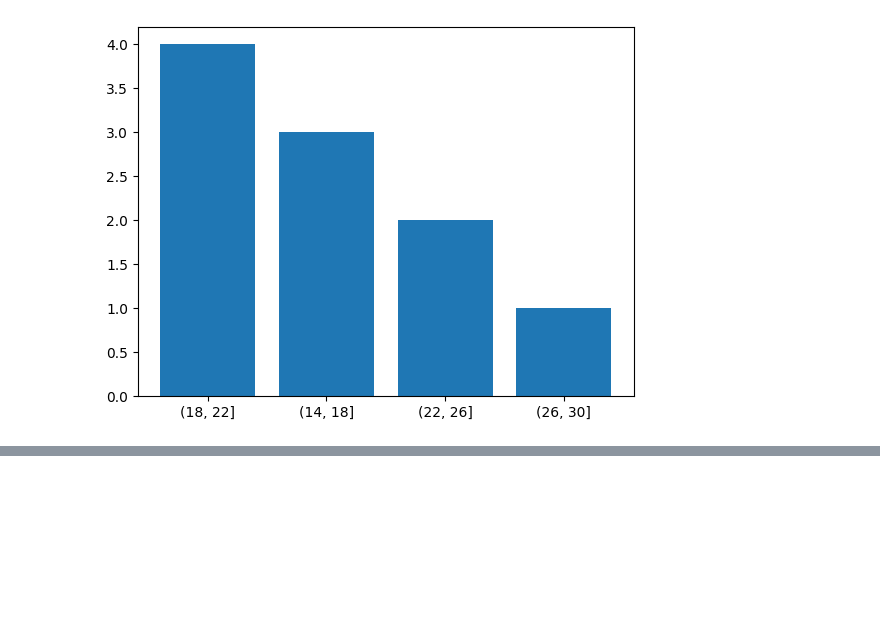
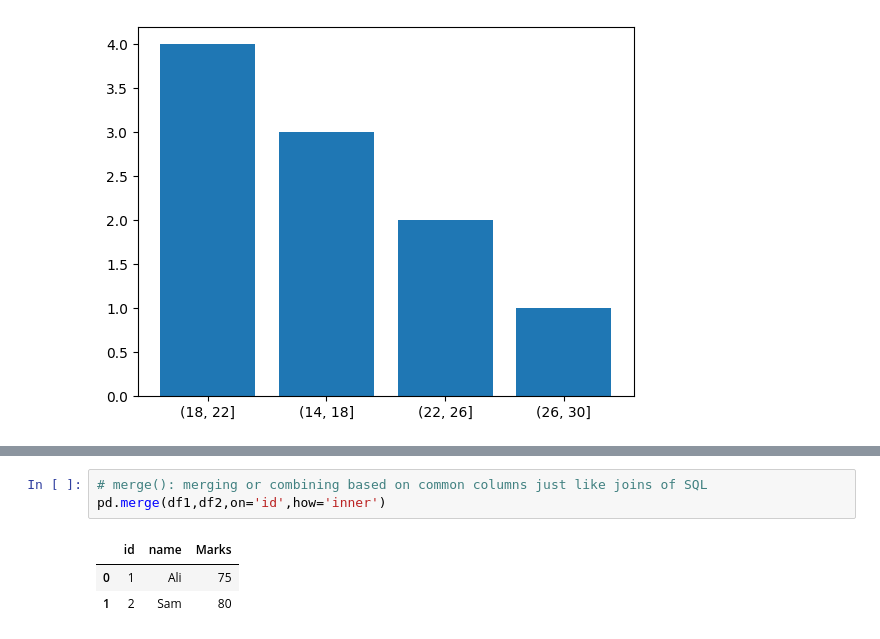
Before and after one commit to sameer-malik1/AI-ML, a Jupyter notebook: pandas.ipynb, the cells around one changed output, grey strips where cells are left out. Drawn from its saved outputs; the diff is of its cells as text; blank space fills up the shorter version.

```diff
--- a/pandas.ipynb
+++ b/pandas.ipynb
@@ -1469,0 +1487,7 @@ plt.bar(x=frequecy.index,height=frequecy.values)
+# %%
+# merge(): merging or combining based on common columns just like joins of SQL
+pd.merge(df1,df2,on='id',how='inner')
+# %% [output]
+|  | id | name | Marks |
+| 0 | 1 | Ali | 75 |
+| 1 | 2 | Sam | 80 |
```
Also changed, not shown: parts of 2 cells of this notebook.
